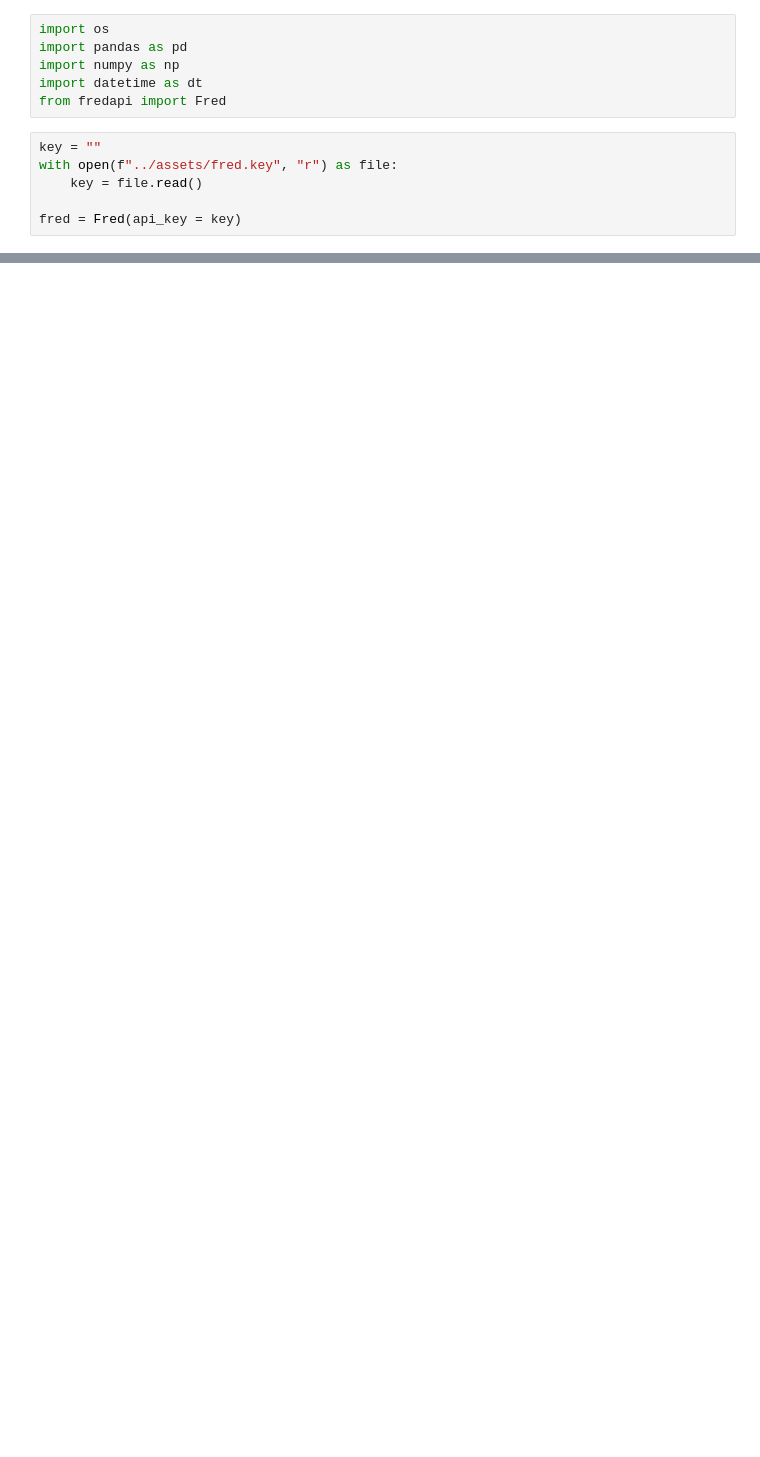
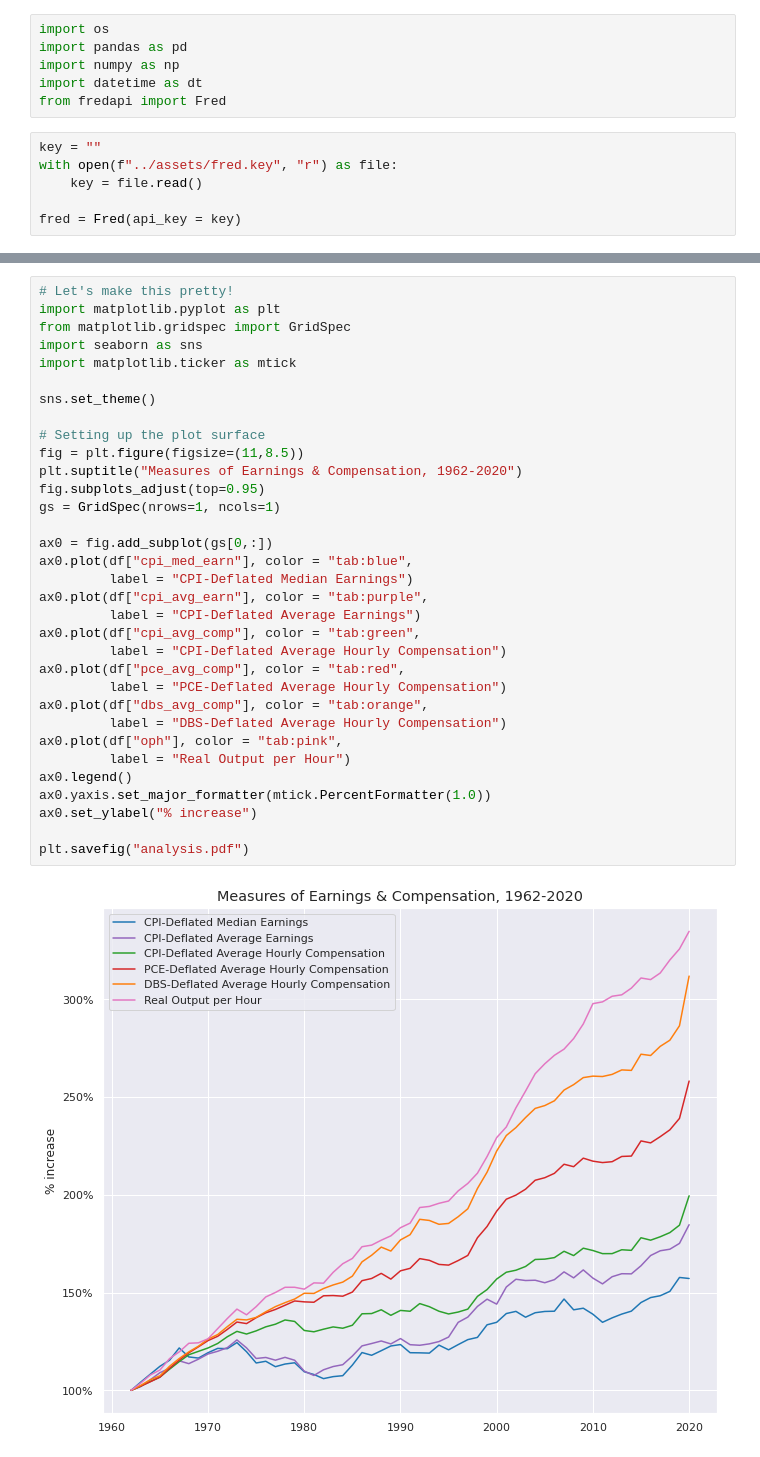
Before and after one commit to Spelkington/econometrics, a Jupyter notebook: assignment07/a07.ipynb, the cells around one changed output, grey strips where cells are left out. Drawn from its saved outputs; the diff is of its cells as text; blank space fills up the shorter version.

Commit message:
assignment 07 analysis

```diff
--- a/assignment07/a07.ipynb
+++ b/assignment07/a07.ipynb
@@ -140,0 +176,35 @@ stat_df.head()
+# %%
+# Let's make this pretty!
+import matplotlib.pyplot as plt
+from matplotlib.gridspec import GridSpec
+import seaborn as sns
+import matplotlib.ticker as mtick
+
+sns.set_theme()
+
+# Setting up the plot surface
+fig = plt.figure(figsize=(11,8.5))
+plt.suptitle("Measures of Earnings & Compensation, 1962-2020")
+fig.subplots_adjust(top=0.95)
+gs = GridSpec(nrows=1, ncols=1)
+
+ax0 = fig.add_subplot(gs[0,:])
+ax0.plot(df["cpi_med_earn"], color = "tab:blue",
+         label = "CPI-Deflated Median Earnings")
+ax0.plot(df["cpi_avg_earn"], color = "tab:purple",
+         label = "CPI-Deflated Average Earnings")
+ax0.plot(df["cpi_avg_comp"], color = "tab:green",
+         label = "CPI-Deflated Average Hourly Compensation")
+ax0.plot(df["pce_avg_comp"], color = "tab:red",
+         label = "PCE-Deflated Average Hourly Compensation")
+ax0.plot(df["dbs_avg_comp"], color = "tab:orange",
+         label = "DBS-Deflated Average Hourly Compensation")
+ax0.plot(df["oph"], color = "tab:pink",
+         label = "Real Output per Hour")
+ax0.legend()
+ax0.yaxis.set_major_formatter(mtick.PercentFormatter(1.0))
+ax0.set_ylabel("% increase")
+
+plt.savefig("analysis.pdf")
+# %% [output]
+[figure, added]
```
Also changed, not shown: parts of 8 cells of this notebook, 1 other file.
